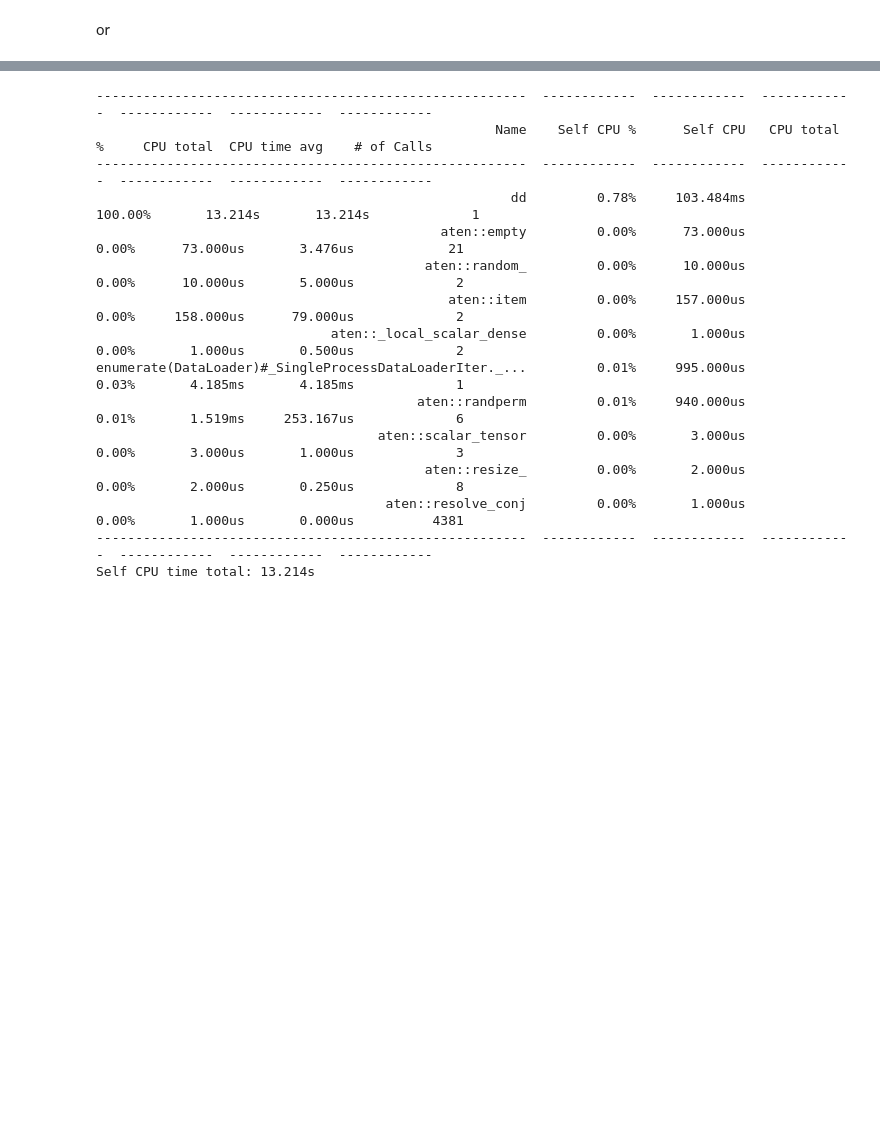
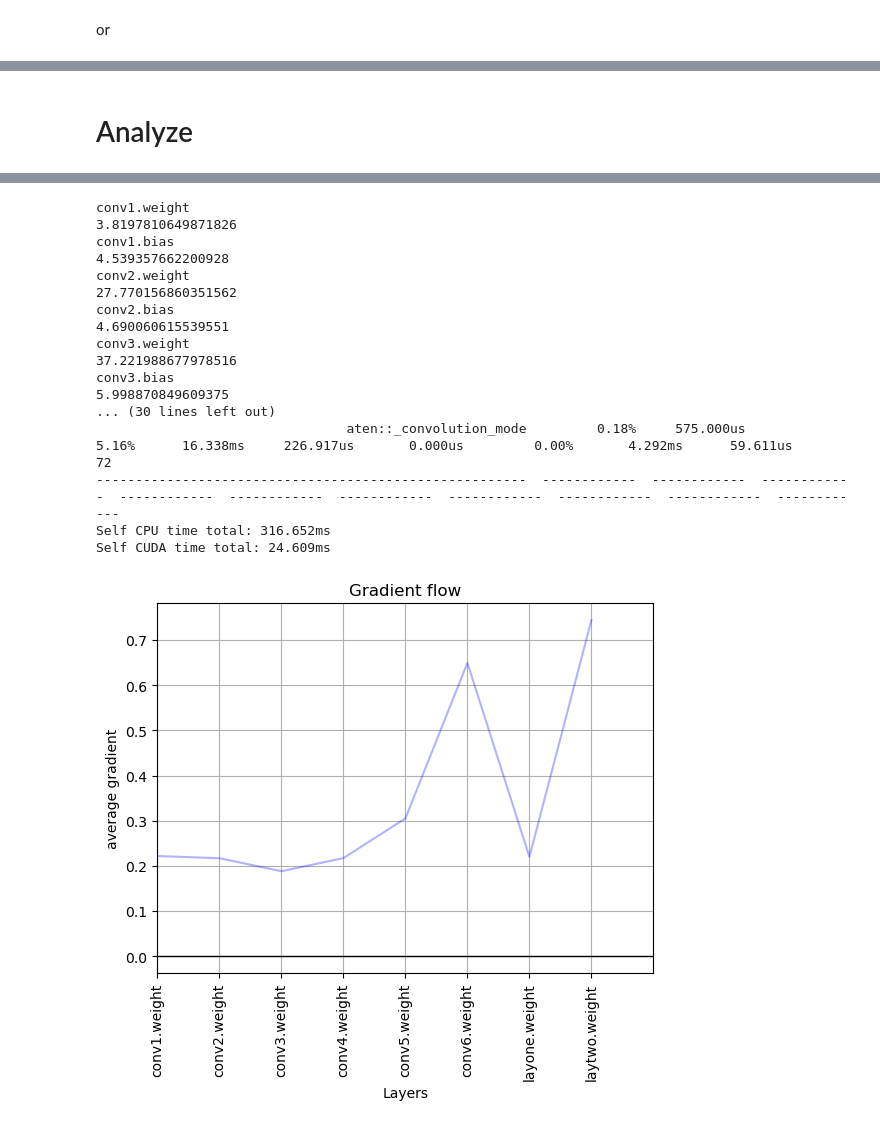
Before and after one commit to matteopaz/WISE, a Jupyter notebook: Model Training Freq.ipynb, the cells around one changed output, grey strips where cells are left out. Cells and saved outputs as stored; diff of their text form; code cells hidden in the pictures; blank space fills up the shorter version.

```diff
--- a/Model Training Freq.ipynb
+++ b/Model Training Freq.ipynb
@@ -94,12 +115,11 @@ torch.Size([3])
-# %%
-train = DataLoader(data_train, batch_size=len(data_train)//100, shuffle=True, collate_fn=padded_collate)
-valid = DataLoader(data_valid, batch_size=len(data_valid)//100, shuffle=False, collate_fn=padded_collate)
 # %% [markdown]
 # Training Loop (Single)
 # %%
-kwargs=dict()
-model = AnomalyDetector(**kwargs).to(device)
-optim = torch.optim.Adam(model.parameters(), lr=0.003, weight_decay=0.00005)
+kwargs = dict(samples=1024, out=4, learnsamples=True)
+model = CNFourierModel(**kwargs).to(device)
+# kwargs = dict(out=4)
+# model = CNN(**kwargs).to(device)
+optim = torch.optim.AdamW(model.parameters(), lr=0.00004, weight_decay=10**-5.1, amsgrad=True)
 loss = torch.nn.CrossEntropyLoss().to(device)
-gen_train(model, kwargs, optim, loss, train, valid, 300, False)
+gen_train(model, kwargs, optim, loss, train, valid, 1200, False, tracking=True)
 # %% [output]
@@ -133,16 +155,28 @@ RuntimeError: 0D or 1D target tensor expected, multi-target not supported
+# %% [markdown]
+# Analyze
 # %%
-model = AnomalyDetector().to(device)
-
+torch.cuda.empty_cache()
+# model = AnomalyDetector(emb_dim=16, out=4).to(device)
+kwargs = dict(samples=1024,out=4)
+model = CNFourierModel(**kwargs).to(device)
+loss_fn = nn.CrossEntropyLoss().to(device)
 
 with profile(activities=[ProfilerActivity.CPU, ProfilerActivity.CUDA], record_shapes=True) as prof:
-    with record_function("dd"):
-        ex = next(iter(train))
-        out = model(ex[0])
-        # loss = loss_fn(out, ex[1])
-        # loss.backward()
-        # for name, param in model.cpu().named_parameters():
-        #   print(name, param.grad)
-        # plot_grad_flow(model.cpu().named_parameters())
+  for data, label in train:
+    data = data.to(device)
+    model.train()
+    with record_function("fiojsda"):
+      out = model(data)
+      loss = loss_fn(out, label)
+      loss.backward()
 
-print(prof.key_averages().table(sort_by="cuda_time_total", row_limit=10))
+model.train
+for n, p in model.named_parameters():
+  print(n)
+  print(p.grad.norm().item())
+
+plot_grad_flow(model.cpu().named_parameters())
+
+# print("TOTAL TIME: ", (t2-t1) * 10**3, "ms")
+print(prof.key_averages().table(sort_by="cuda_time_total", row_limit=8))
 # %% [output]
@@ -154,15 +186,18 @@ STAGE:2024-01-06 12:30:05 82338:5938829 ActivityProfilerController.cpp:321] Comp
--------------------------------------------------------  ------------  ------------  ------------  ------------  ------------  ------------
-                                                   Name    Self CPU %      Self CPU   CPU total %     CPU total  CPU time avg    # of Calls
--------------------------------------------------------  ------------  ------------  ------------  ------------  ------------  ------------
-                                                     dd         0.78%     103.484ms       100.00%       13.214s       13.214s             1
-                                            aten::empty         0.00%      73.000us         0.00%      73.000us       3.476us            21
-                                          aten::random_         0.00%      10.000us         0.00%      10.000us       5.000us             2
-                                             aten::item         0.00%     157.000us         0.00%     158.000us      79.000us             2
-                              aten::_local_scalar_dense         0.00%       1.000us         0.00%       1.000us       0.500us             2
-enumerate(DataLoader)#_SingleProcessDataLoaderIter._...         0.01%     995.000us         0.03%       4.185ms       4.185ms             1
-                                         aten::randperm         0.01%     940.000us         0.01%       1.519ms     253.167us             6
-                                    aten::scalar_tensor         0.00%       3.000us         0.00%       3.000us       1.000us             3
-                                          aten::resize_         0.00%       2.000us         0.00%       2.000us       0.250us             8
-                                     aten::resolve_conj         0.00%       1.000us         0.00%       1.000us       0.000us          4381
--------------------------------------------------------  ------------  ------------  ------------  ------------  ------------  ------------
-Self CPU time total: 13.214s
+conv1.weight
+3.8197810649871826
+conv1.bias
+4.539357662200928
+conv2.weight
+27.770156860351562
+conv2.bias
+4.690060615539551
+conv3.weight
+37.221988677978516
+conv3.bias
+5.998870849609375
+... (30 lines left out)
+                                aten::_convolution_mode         0.18%     575.000us         5.16%      16.338ms     226.917us       0.000us         0.00%       4.292ms      59.611us            72
+-------------------------------------------------------  ------------  ------------  ------------  ------------  ------------  ------------  ------------  ------------  ------------  ------------
+Self CPU time total: 316.652ms
+Self CUDA time total: 24.609ms
+[figure, added]
```
Also changed, not shown: parts of 10 cells of this notebook, 31 other files.
